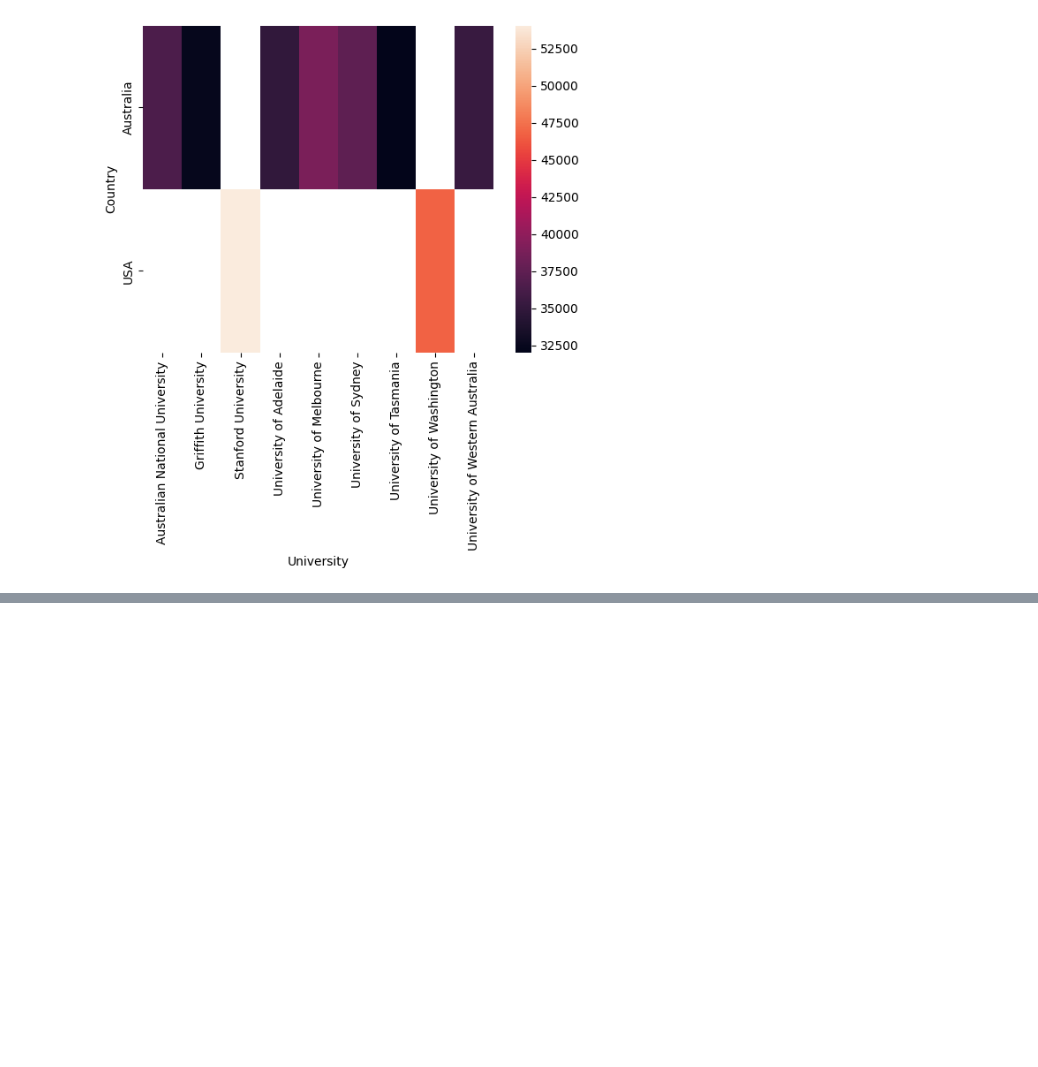
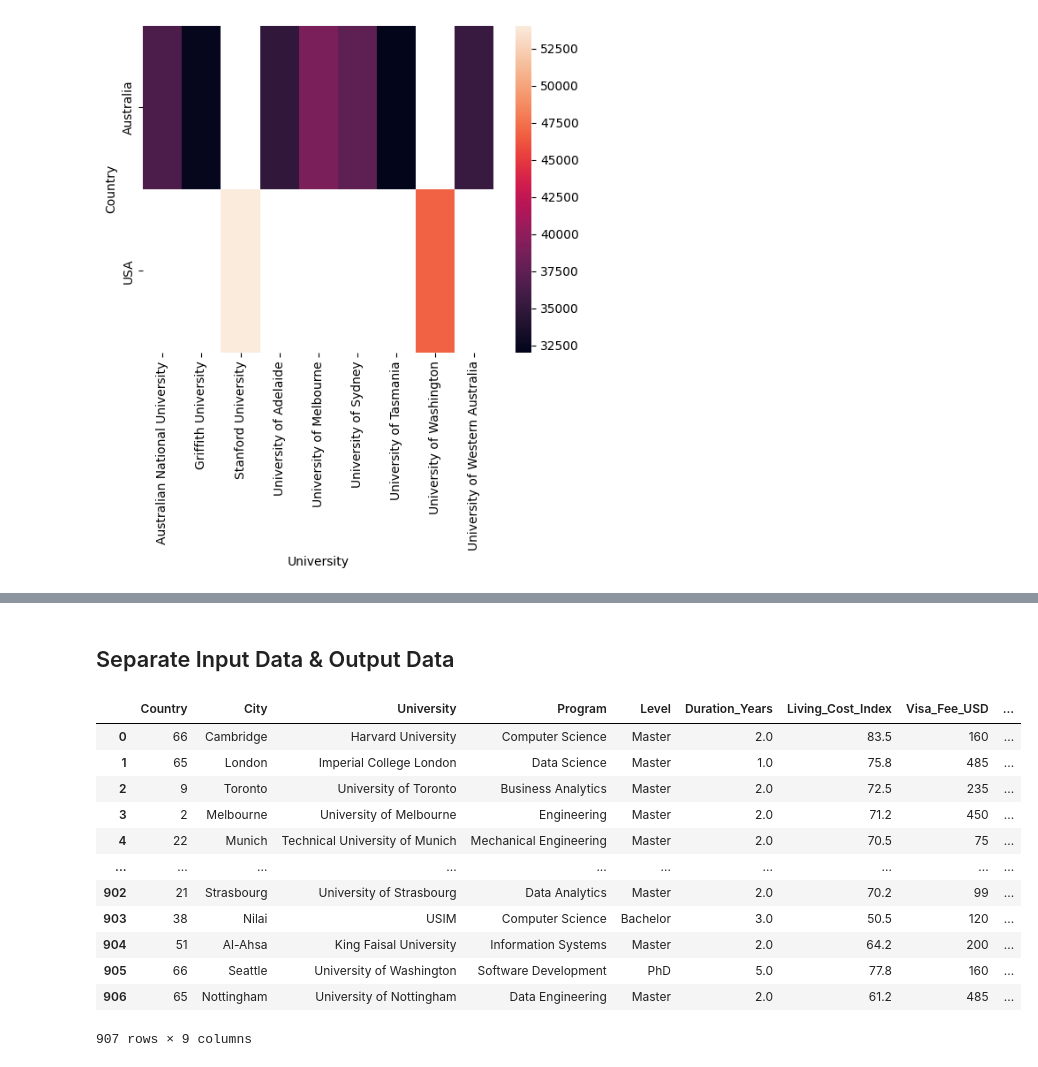
Before and after one commit to rupeshbharti/Today-I-Learned, a Jupyter notebook: Machine_Learning/model_1.ipynb, the cells around one changed output, grey strips where cells are left out. Drawn from its saved outputs; the diff is of its cells as text; code cells hidden in the pictures; blank space fills up the shorter version.

```diff
--- a/Machine_Learning/model_1.ipynb
+++ b/Machine_Learning/model_1.ipynb
@@ -300,0 +359,2 @@ sns.heatmap(data)
+# %%
+df['University'] = le.fit_transform(df['University'])
@@ -300,0 +367,2 @@ sns.heatmap(data)
+# %%
+df['Program'] = le.fit_transform(df['Program'])
@@ -300,0 +375,2 @@ sns.heatmap(data)
+# %%
+df['Level'] = le.fit_transform(df['Level'])
@@ -300,0 +397,21 @@ sns.heatmap(data)
+# %% [markdown]
+## Separate Input Data & Output Data
+# %%
+X = df.iloc[:,:9]
+Y = df['Total Cost']
+# %%
+X
+# %% [output]
+|  | Country | City | University | Program | Level | Duration_Years | Living_Cost_Index | Visa_Fee_USD | ... |
+| 0 | 66 | Cambridge | Harvard University | Computer Science | Master | 2.0 | 83.5 | 160 | ... |
+| 1 | 65 | London | Imperial College London | Data Science | Master | 1.0 | 75.8 | 485 | ... |
+| 2 | 9 | Toronto | University of Toronto | Business Analytics | Master | 2.0 | 72.5 | 235 | ... |
+| 3 | 2 | Melbourne | University of Melbourne | Engineering | Master | 2.0 | 71.2 | 450 | ... |
+| 4 | 22 | Munich | Technical University of Munich | Mechanical Engineering | Master | 2.0 | 70.5 | 75 | ... |
+| ... | ... | ... | ... | ... | ... | ... | ... | ... | ... |
+| 902 | 21 | Strasbourg | University of Strasbourg | Data Analytics | Master | 2.0 | 70.2 | 99 | ... |
+| 903 | 38 | Nilai | USIM | Computer Science | Bachelor | 3.0 | 50.5 | 120 | ... |
+| 904 | 51 | Al-Ahsa | King Faisal University | Information Systems | Master | 2.0 | 64.2 | 200 | ... |
+| 905 | 66 | Seattle | University of Washington | Software Development | PhD | 5.0 | 77.8 | 160 | ... |
+| 906 | 65 | Nottingham | University of Nottingham | Data Engineering | Master | 2.0 | 61.2 | 485 | ... |
+907 rows × 9 columns
```
Also changed, not shown: parts of 20 cells of this notebook.
